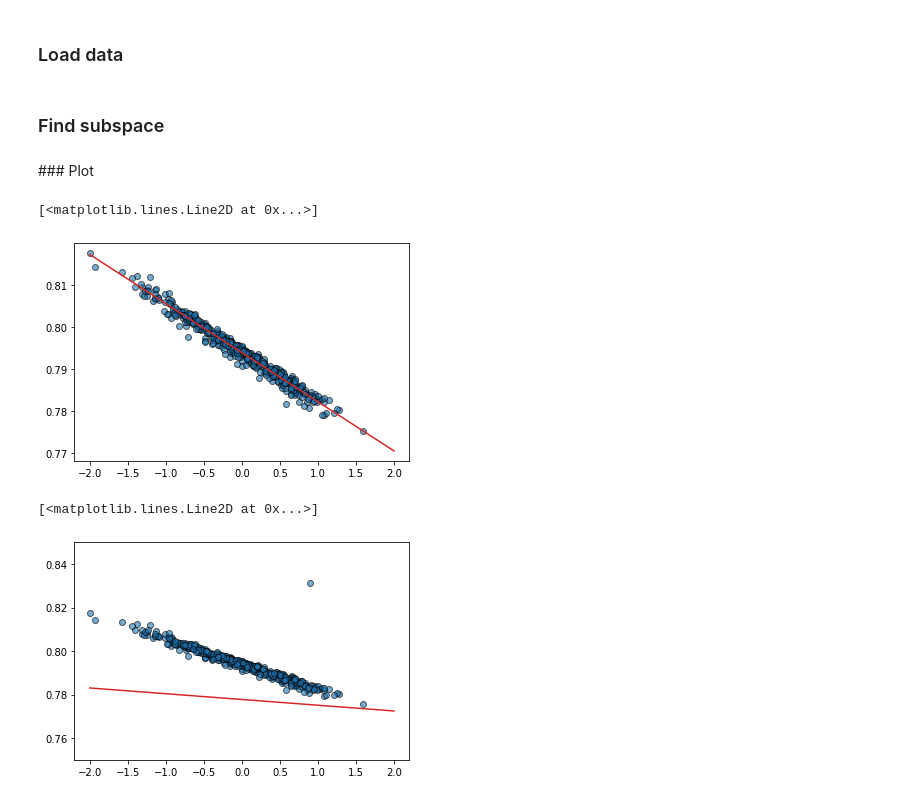
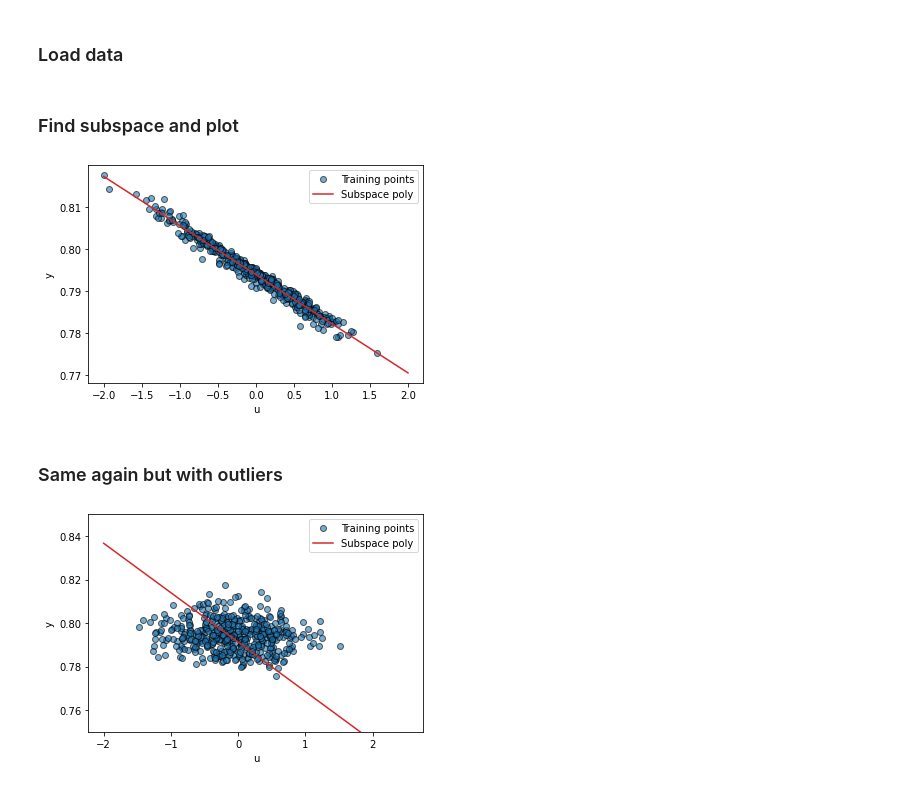
Before and after one commit to ascillitoe/EQ-live, a Jupyter notebook: Prototyping/ML_regression/robust_regression/robust_subspaces.ipynb, the cells around one changed output. Cells and saved outputs as stored; diff of their text form; code cells hidden in the pictures.

Commit message:
fixed robust_subspaces

```diff
--- a/Prototyping/ML_regression/robust_regression/robust_subspaces.ipynb
+++ b/Prototyping/ML_regression/robust_regression/robust_subspaces.ipynb
@@ -25,7 +26,7 @@ y = np.load('y.npy')
 
 # Remove actual outlier
 index = np.squeeze([(y>0.76) & (y<0.82)])
-x = x[index,:]
-y = y[index]
+xload = x[index,:]
+yload = y[index]
 # %% [markdown]
-### Find subspace
+### Find subspace and plot
@@ -34,8 +33,12 @@ mysubspace = Subspaces(method='active-subspace', sample_points=x, sample_outputs
-# %% [markdown]
-### Plot
 # %%
+x = deepcopy(xload)
+y = deepcopy(yload)
+mysubspace = Subspaces(method='active-subspace', sample_points=x, sample_outputs=y, polynomial_degree=1,subspace_dimension=1)
+
 fig,ax = plt.subplots()
 #ax.set_ylim([0.75,0.85])
+ax.set_xlabel('u')
+ax.set_ylabel('y')
 
 M = mysubspace.get_subspace()
 w = M[:,0:1]
@@ -45,31 +48,42 @@ subpoly = mysubspace.get_subspace_polynomial()
 utest = np.linspace(-2,2,200)
 ypred = np.squeeze(subpoly.get_polyfit(utest))
 
-plt.plot(u,y,'o',mec='k',ms=6,alpha=0.6)
-plt.plot(utest,ypred,'C3-')
+plt.plot(u,y,'o',mec='k',ms=6,alpha=0.6,label='Training points')
+plt.plot(utest,ypred,'C3-',label='Subspace poly')
+plt.legend()
+plt.show()
 # %% [output]
-[<matplotlib.lines.Line2D at 0x...>]
-[figure, old version]
+[figure, new version]
+# %% [markdown]
+### Same again but with outliers
 # %%
-# Add fake outliers (10 out of 500)
+x = deepcopy(xload)
+y = deepcopy(yload)
+
+# Add outliers (10 out of 500)
 nout = 10
 state = 2
 index = np.random.RandomState(state).choice(len(y),nout,replace=False)
 y[index] += np.random.RandomState(state).uniform(-1,1,nout)*0.9
 
+mysubspace_outliers = Subspaces(method='active-subspace', sample_points=x, sample_outputs=y, polynomial_degree=1,subspace_dimension=1)
+
 fig,ax = plt.subplots()
 ax.set_ylim([0.75,0.85])
+ax.set_xlabel('u')
+ax.set_ylabel('y')
 
-M = mysubspace.get_subspace()
+M = mysubspace_outliers.get_subspace()
 w = M[:,0:1]
 u = x @ w
-subpoly = mysubspace.get_subspace_polynomial()
+subpoly = mysubspace_outliers.get_subspace_polynomial()
 
 utest = np.linspace(-2,2,200)
 ypred = np.squeeze(subpoly.get_polyfit(utest))
 
-plt.plot(u,y,'o',mec='k',ms=6,alpha=0.6)
-plt.plot(utest,ypred,'C3-')
+plt.plot(u,y,'o',mec='k',ms=6,alpha=0.6,label='Training points')
+plt.plot(utest,ypred,'C3-',label='Subspace poly')
+plt.legend()
+plt.show()
 # %% [output]
-[<matplotlib.lines.Line2D at 0x...>]
-[figure, old version]
+[figure, new version]
```
Also changed, not shown: parts of 2 cells of this notebook.
